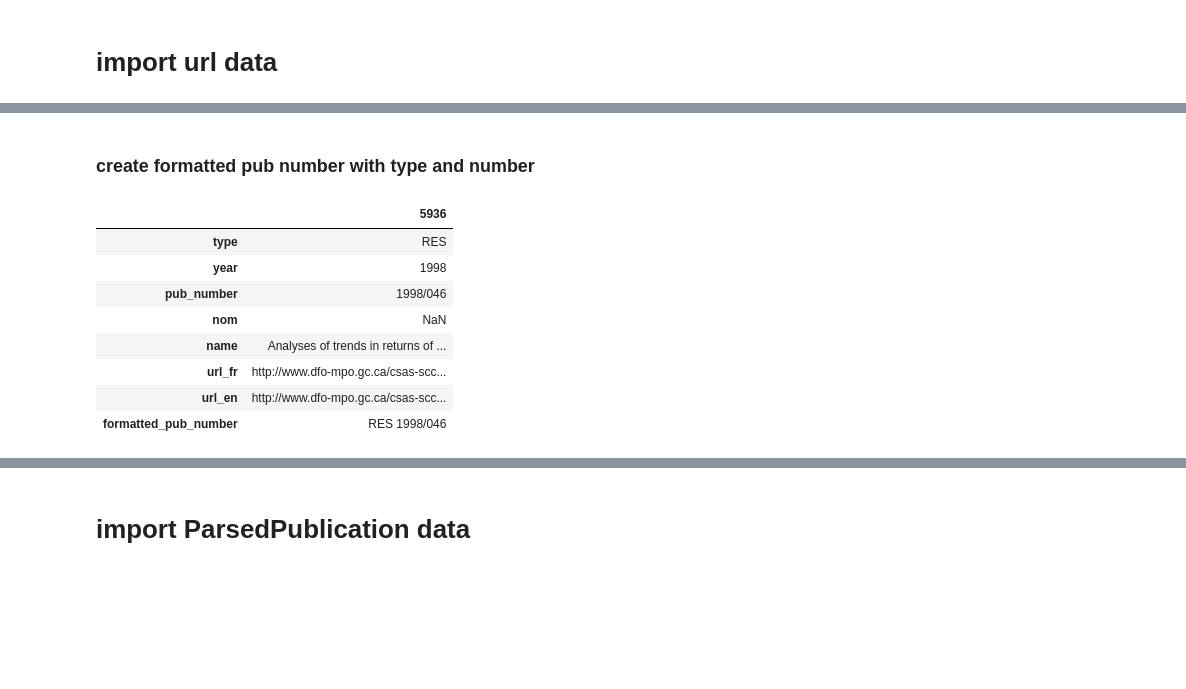
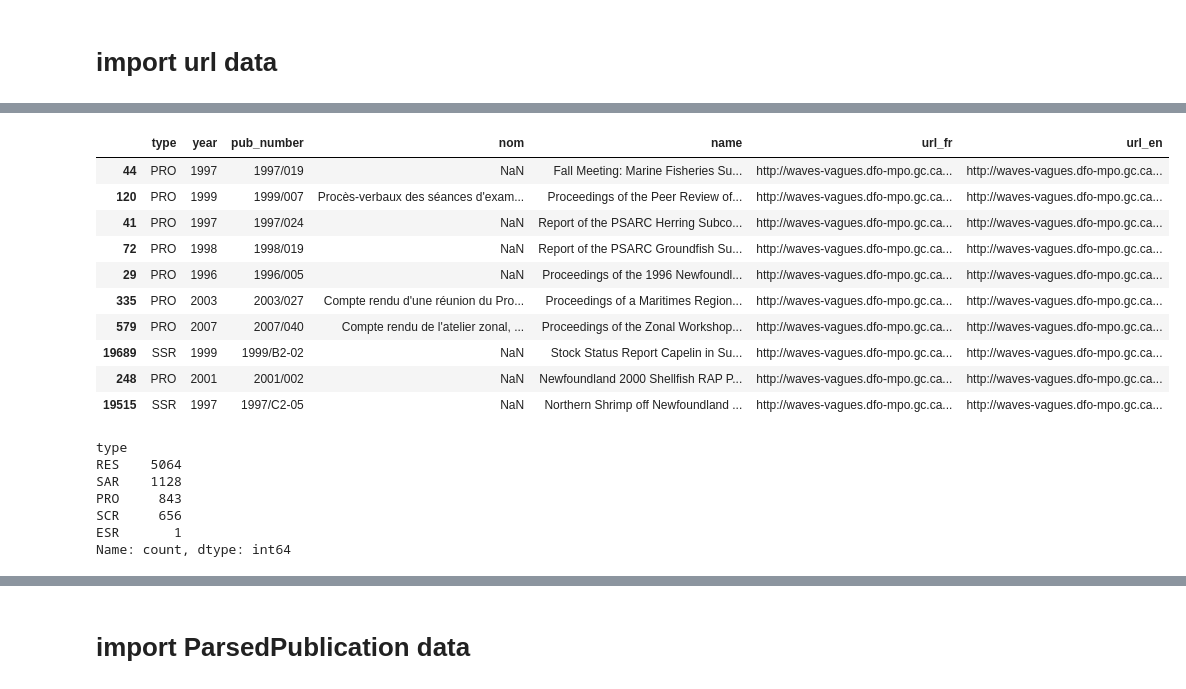
Before and after one commit to KevinCarr42/AI-Translation, a Jupyter notebook: fr_eng_correlation.ipynb, the cells around one changed output, grey strips where cells are left out. Saved outputs shown, nothing was run; the diff lists cells and outputs as text; code cells hidden in the pictures; blank space fills up the shorter version.

```diff
--- a/fr_eng_correlation.ipynb
+++ b/fr_eng_correlation.ipynb
@@ -80,2 +51,0 @@ Name: count, dtype: int64
-# %% [markdown]
-### create formatted pub number with type and number
@@ -84,12 +52,29 @@ combined_df['formatted_pub_number'] = combined_df['type'] + " " + combined_df['p
-# %%
-combined_df.sample(1).T
-# %% [output]
-|  | 5936 |
-| type | RES |
-| year | 1998 |
-| pub_number | 1998/046 |
-| nom | NaN |
-| name | Analyses of trends in returns of ... |
-| url_fr | http://www.dfo-mpo.gc.ca/csas-scc... |
-| url_en | http://www.dfo-mpo.gc.ca/csas-scc... |
-| formatted_pub_number | RES 1998/046 |
+# %%
+# most docs with url_fr == url_en seem to be documents with translations in the same doc
+# DO NOT REMOVE THESE
+
+combined_df[combined_df.url_fr == combined_df.url_en].sample(10)
+# %% [output]
+|  | type | year | pub_number | nom | name | url_fr | url_en |
+| 44 | PRO | 1997 | 1997/019 | NaN | Fall Meeting: Marine Fisheries Su... | http://waves-vagues.dfo-mpo.gc.ca... | http://waves-vagues.dfo-mpo.gc.ca... |
+| 120 | PRO | 1999 | 1999/007 | Procès-verbaux des séances d'exam... | Proceedings of the Peer Review of... | http://waves-vagues.dfo-mpo.gc.ca... | http://waves-vagues.dfo-mpo.gc.ca... |
+| 41 | PRO | 1997 | 1997/024 | NaN | Report of the PSARC Herring Subco... | http://waves-vagues.dfo-mpo.gc.ca... | http://waves-vagues.dfo-mpo.gc.ca... |
+| 72 | PRO | 1998 | 1998/019 | NaN | Report of the PSARC Groundfish Su... | http://waves-vagues.dfo-mpo.gc.ca... | http://waves-vagues.dfo-mpo.gc.ca... |
+| 29 | PRO | 1996 | 1996/005 | NaN | Proceedings of the 1996 Newfoundl... | http://waves-vagues.dfo-mpo.gc.ca... | http://waves-vagues.dfo-mpo.gc.ca... |
+| 335 | PRO | 2003 | 2003/027 | Compte rendu d'une réunion du Pro... | Proceedings of a Maritimes Region... | http://waves-vagues.dfo-mpo.gc.ca... | http://waves-vagues.dfo-mpo.gc.ca... |
+| 579 | PRO | 2007 | 2007/040 | Compte rendu de l'atelier zonal, ... | Proceedings of the Zonal Workshop... | http://waves-vagues.dfo-mpo.gc.ca... | http://waves-vagues.dfo-mpo.gc.ca... |
+| 19689 | SSR | 1999 | 1999/B2-02 | NaN | Stock Status Report Capelin in Su... | http://waves-vagues.dfo-mpo.gc.ca... | http://waves-vagues.dfo-mpo.gc.ca... |
+| 248 | PRO | 2001 | 2001/002 | NaN | Newfoundland 2000 Shellfish RAP P... | http://waves-vagues.dfo-mpo.gc.ca... | http://waves-vagues.dfo-mpo.gc.ca... |
+| 19515 | SSR | 1997 | 1997/C2-05 | NaN | Northern Shrimp off Newfoundland ... | http://waves-vagues.dfo-mpo.gc.ca... | http://waves-vagues.dfo-mpo.gc.ca... |
+# %%
+# how many pdf links are missing?
+
+combined_df[combined_df['url_en'].str.endswith(('html', 'htm'))]['type'].value_counts()
+# %% [output]
+type
+RES    5064
+SAR    1128
+PRO     843
+SCR     656
+ESR       1
+Name: count, dtype: int64
```
Also changed, not shown: parts of 38 cells of this notebook.
